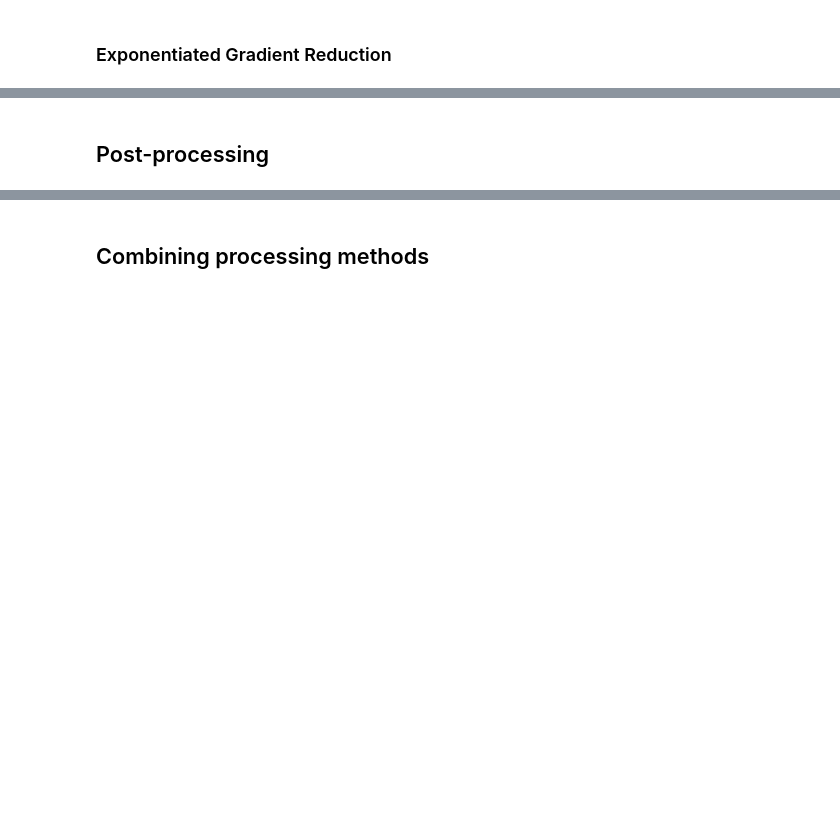
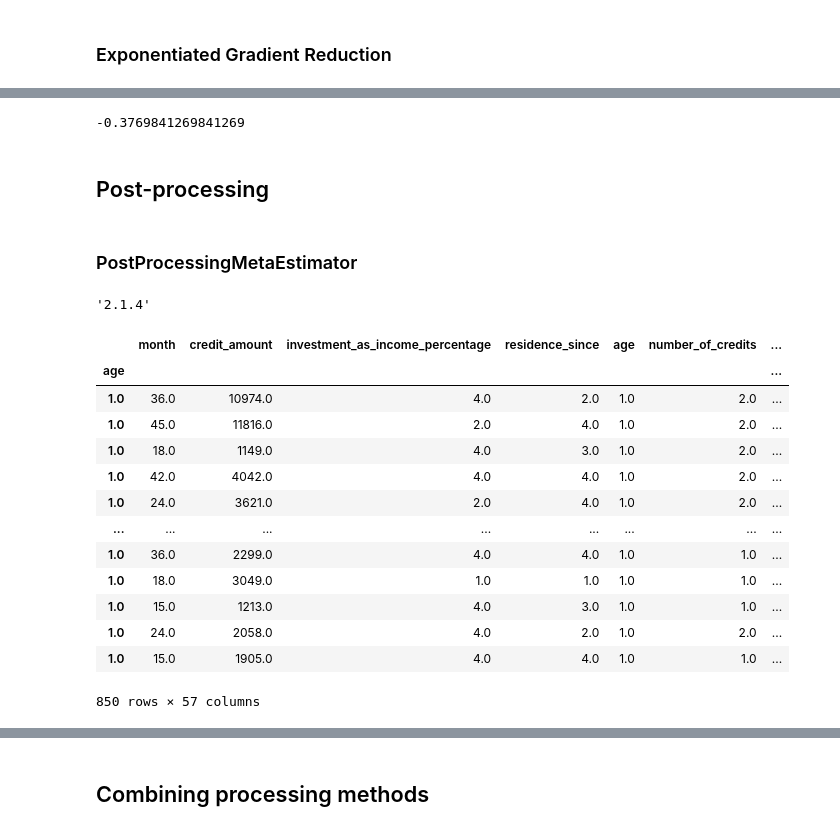
Before and after one commit to FabioScielzoOrtiz/PyFairnessAI-package, a Jupyter notebook: notebooks/Project-notebooks/fairness_processing.ipynb, the cells around one changed output, grey strips where cells are left out. Saved outputs shown, nothing was run; the diff lists cells and outputs as text; code cells hidden in the pictures; blank space fills up the shorter version.

```diff
--- a/notebooks/Project-notebooks/fairness_processing.ipynb
+++ b/notebooks/Project-notebooks/fairness_processing.ipynb
@@ -70,6 +64,8 @@ data_arr = np.concatenate([german_data_aif.labels, german_data_aif.features], ax
 data_col_names = [response_name] + german_data_aif.feature_names
 
 german_data_pd = pd.DataFrame(data=data_arr, columns=data_col_names)
+# The sensitive variable/s should index the df in order to avoid problems with some aif360 objects
+german_data_pd.index = german_data_pd[sens_variable_name]
 german_data_pd.head(6)
 # %% [output]
 |  | credit | month | credit_amount | investment_as_income_percentage | residence_since | age | number_of_credits | ... |
@@ -469,0 +509,7 @@ statistical_parity_difference(y_true=Y_test,
+# %%
+gs_red = GridSearchReductionEstimator(prot_attr=sens_variable_name, estimator=log_reg_estimator,
+                             constraints='ErrorRateParity', constraint_weight=0.5, grid_size=10,
+                             grid_limit=2.0, grid=None, drop_prot_attr=False, loss='ZeroOne',
+                             min_val=None, max_val=None)
+# %%
+gs_red.fit(X_train, Y_train)
@@ -470,2 +531,12 @@ statistical_parity_difference(y_true=Y_test,
+# %%
+statistical_parity_difference(y_true=Y_test,
+                              y_pred=Y_test_hat,
+                              prot_attr=A_test,
+                              priv_group=sens_privileged_groups[0][sens_variable_name],
+                              pos_label=response_favorable_label)
+# %% [output]
+-0.3769841269841269
 # %% [markdown]
 ## Post-processing
+# %% [markdown]
+### PostProcessingMetaEstimator
@@ -471,0 +605,21 @@ statistical_parity_difference(y_true=Y_test,
+# %%
+pd.__version__
+# %% [output]
+'2.1.4'
+# %%
+X_train
+# %% [output]
+|  | month | credit_amount | investment_as_income_percentage | residence_since | age | number_of_credits | ... |
+| age |  |  |  |  |  |  | ... |
+| 1.0 | 36.0 | 10974.0 | 4.0 | 2.0 | 1.0 | 2.0 | ... |
+| 1.0 | 45.0 | 11816.0 | 2.0 | 4.0 | 1.0 | 2.0 | ... |
+| 1.0 | 18.0 | 1149.0 | 4.0 | 3.0 | 1.0 | 2.0 | ... |
+| 1.0 | 42.0 | 4042.0 | 4.0 | 4.0 | 1.0 | 2.0 | ... |
+| 1.0 | 24.0 | 3621.0 | 2.0 | 4.0 | 1.0 | 2.0 | ... |
+| ... | ... | ... | ... | ... | ... | ... | ... |
+| 1.0 | 36.0 | 2299.0 | 4.0 | 4.0 | 1.0 | 1.0 | ... |
+| 1.0 | 18.0 | 3049.0 | 1.0 | 1.0 | 1.0 | 1.0 | ... |
+| 1.0 | 15.0 | 1213.0 | 4.0 | 3.0 | 1.0 | 1.0 | ... |
+| 1.0 | 24.0 | 2058.0 | 4.0 | 2.0 | 1.0 | 2.0 | ... |
+| 1.0 | 15.0 | 1905.0 | 4.0 | 4.0 | 1.0 | 1.0 | ... |
+850 rows × 57 columns
```
Also changed, not shown: parts of 29 cells of this notebook, 1 other file.
